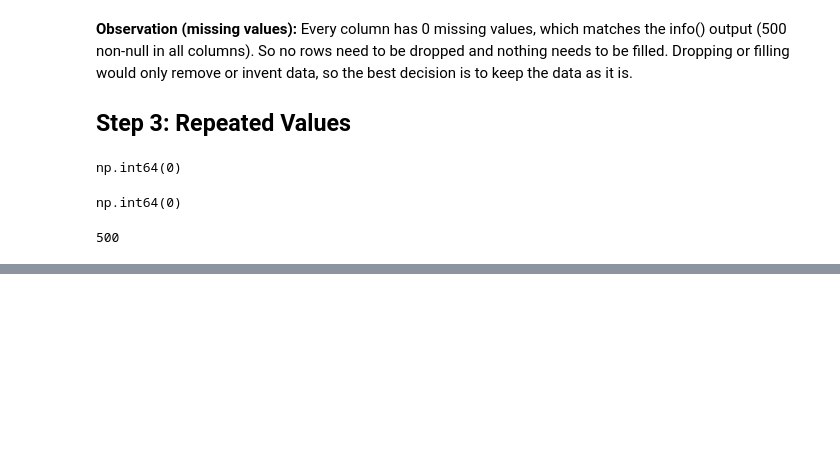
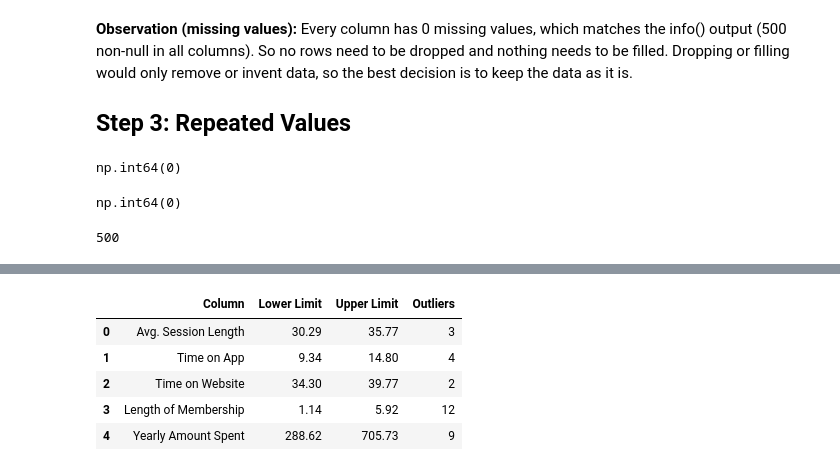
Before and after one commit to syeda-bisma05/ecommerce-customer-eda, a Jupyter notebook: ecommerce_analysis.ipynb, the cells around one changed output, grey strips where cells are left out. Drawn from its saved outputs; the diff is of its cells as text; code cells hidden in the pictures; blank space fills up the shorter version.

```diff
--- a/ecommerce_analysis.ipynb
+++ b/ecommerce_analysis.ipynb
@@ -125,0 +157,20 @@ df["Email"].nunique()
+# %%
+rows = []
+for col in num_cols:
+    Q1 = df[col].quantile(0.25)
+    Q3 = df[col].quantile(0.75)
+    IQR = Q3 - Q1
+    lower = Q1 - 1.5 * IQR
+    upper = Q3 + 1.5 * IQR
+    count = ((df[col] < lower) | (df[col] > upper)).sum()
+    rows.append([col, round(lower, 2), round(upper, 2), count])
+
+iqr_table = pd.DataFrame(rows, columns=["Column", "Lower Limit", "Upper Limit", "Outliers"])
+iqr_table
+# %% [output]
+|  | Column | Lower Limit | Upper Limit | Outliers |
+| 0 | Avg. Session Length | 30.29 | 35.77 | 3 |
+| 1 | Time on App | 9.34 | 14.80 | 4 |
+| 2 | Time on Website | 34.30 | 39.77 | 2 |
+| 3 | Length of Membership | 1.14 | 5.92 | 12 |
+| 4 | Yearly Amount Spent | 288.62 | 705.73 | 9 |
```
Also changed, not shown: parts of 7 cells of this notebook.
